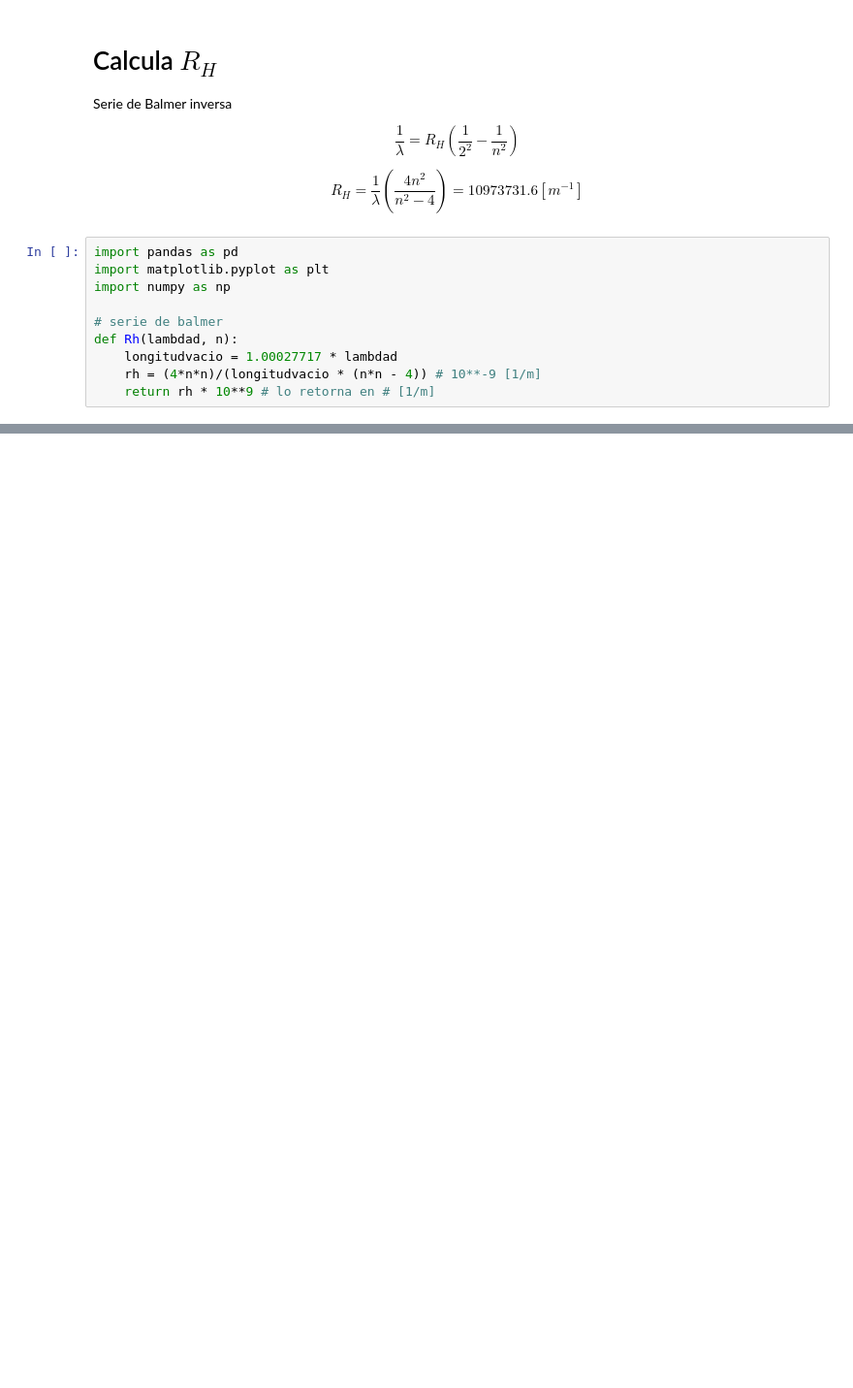
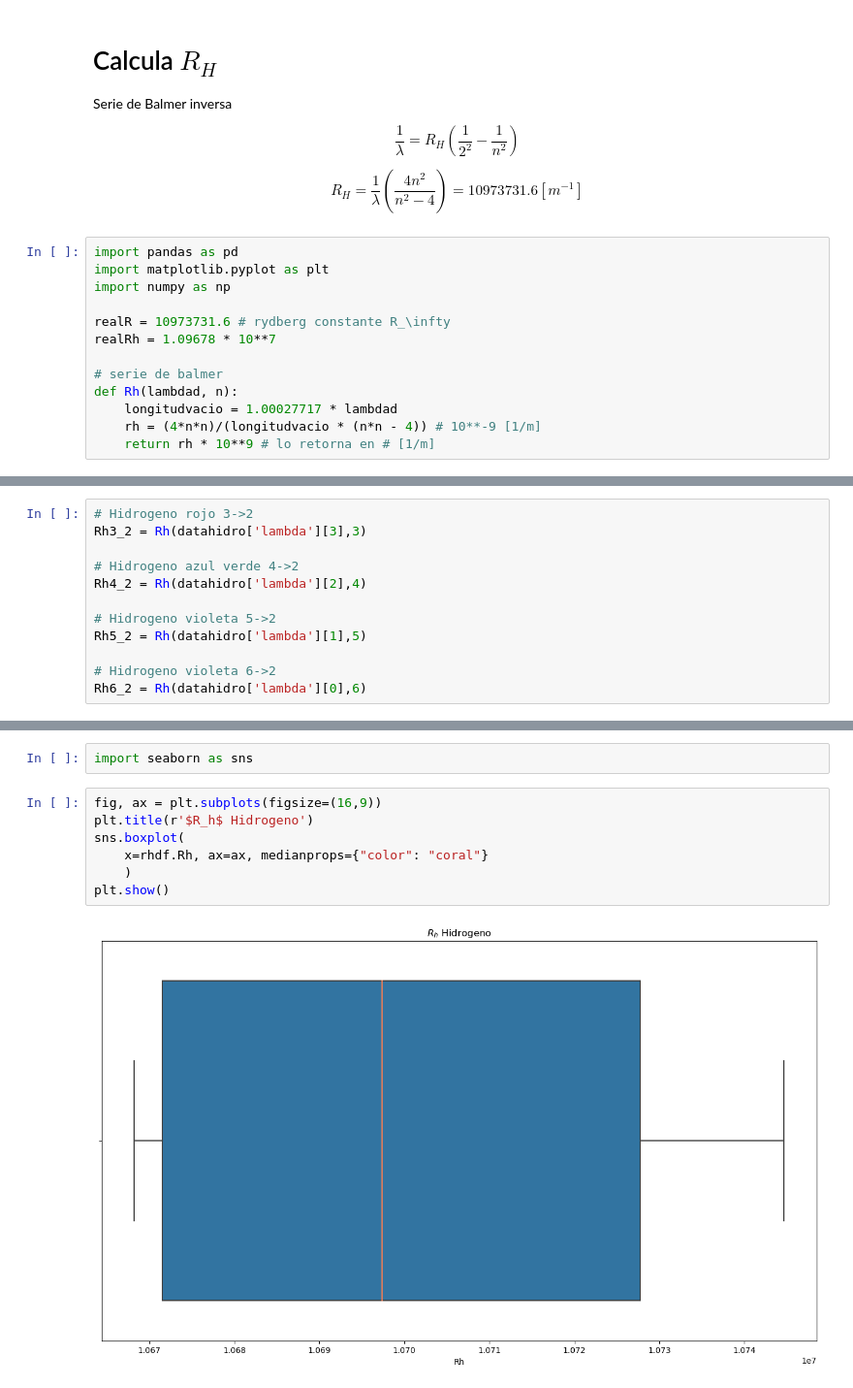
Before and after one commit to fbientrigo/lab_fisica, a Jupyter notebook: Lab 4/1021 Difraccion 2/main.ipynb, the cells around one changed output, grey strips where cells are left out. Shown at 97% size. Saved outputs shown, nothing was run; the diff lists cells and outputs as text; blank space fills up the shorter version.

```diff
--- a/Lab 4/1021 Difraccion 2/main.ipynb
+++ b/Lab 4/1021 Difraccion 2/main.ipynb
@@ -71,6 +70,9 @@ $$
 import pandas as pd
 import matplotlib.pyplot as plt
 import numpy as np
+
+realR = 10973731.6 # rydberg constante R_\infty
+realRh = 1.09678 * 10**7
 
 # serie de balmer
 def Rh(lambdad, n):
@@ -112,0 +94,12 @@ Rh(datahidro['lambda'][0],6)
+# %%
+# Hidrogeno rojo 3->2
+Rh3_2 = Rh(datahidro['lambda'][3],3)
+
+# Hidrogeno azul verde 4->2
+Rh4_2 = Rh(datahidro['lambda'][2],4)
+
+# Hidrogeno violeta 5->2
+Rh5_2 = Rh(datahidro['lambda'][1],5)
+
+# Hidrogeno violeta 6->2
+Rh6_2 = Rh(datahidro['lambda'][0],6)
@@ -112,0 +123,11 @@ Rh(datahidro['lambda'][0],6)
+# %%
+import seaborn as sns
+# %%
+fig, ax = plt.subplots(figsize=(16,9))
+plt.title(r'$R_h$ Hidrogeno')
+sns.boxplot(
+    x=rhdf.Rh, ax=ax, medianprops={"color": "coral"}
+    )
+plt.show()
+# %% [output]
+[figure, added]
```
Also changed, not shown: parts of 30 cells of this notebook, 20 other files.
